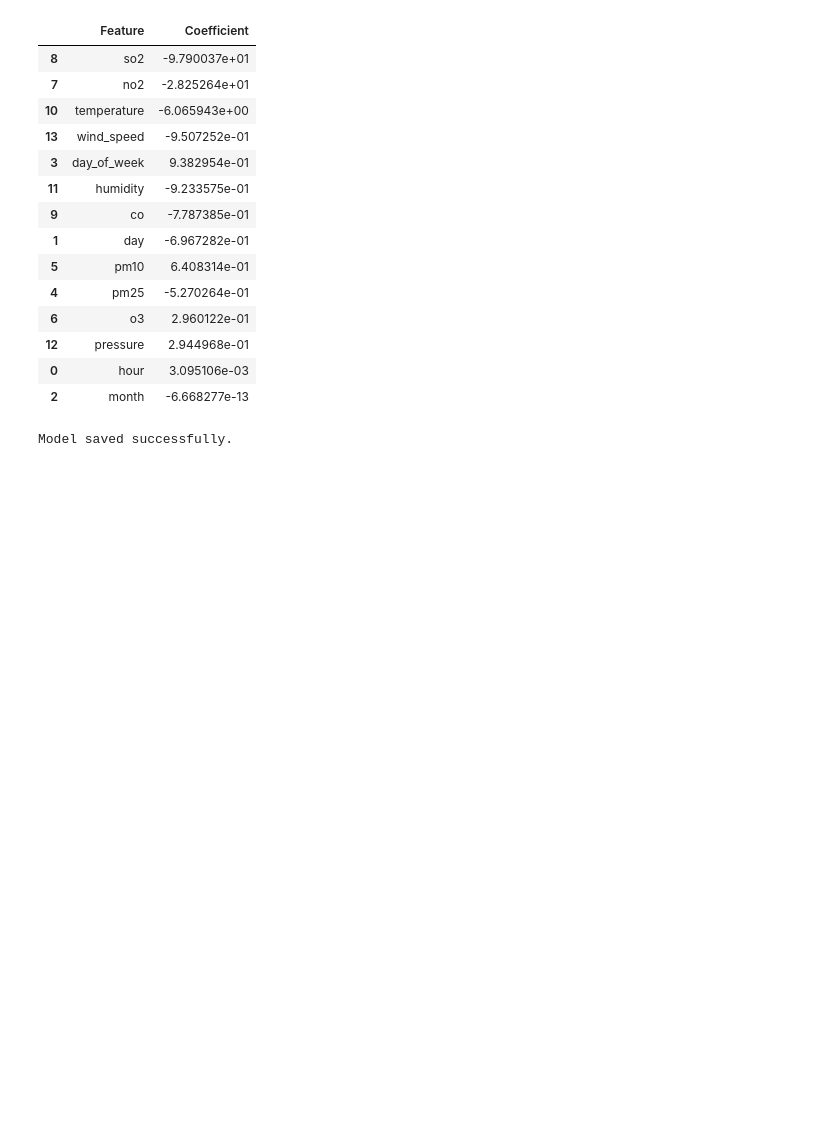
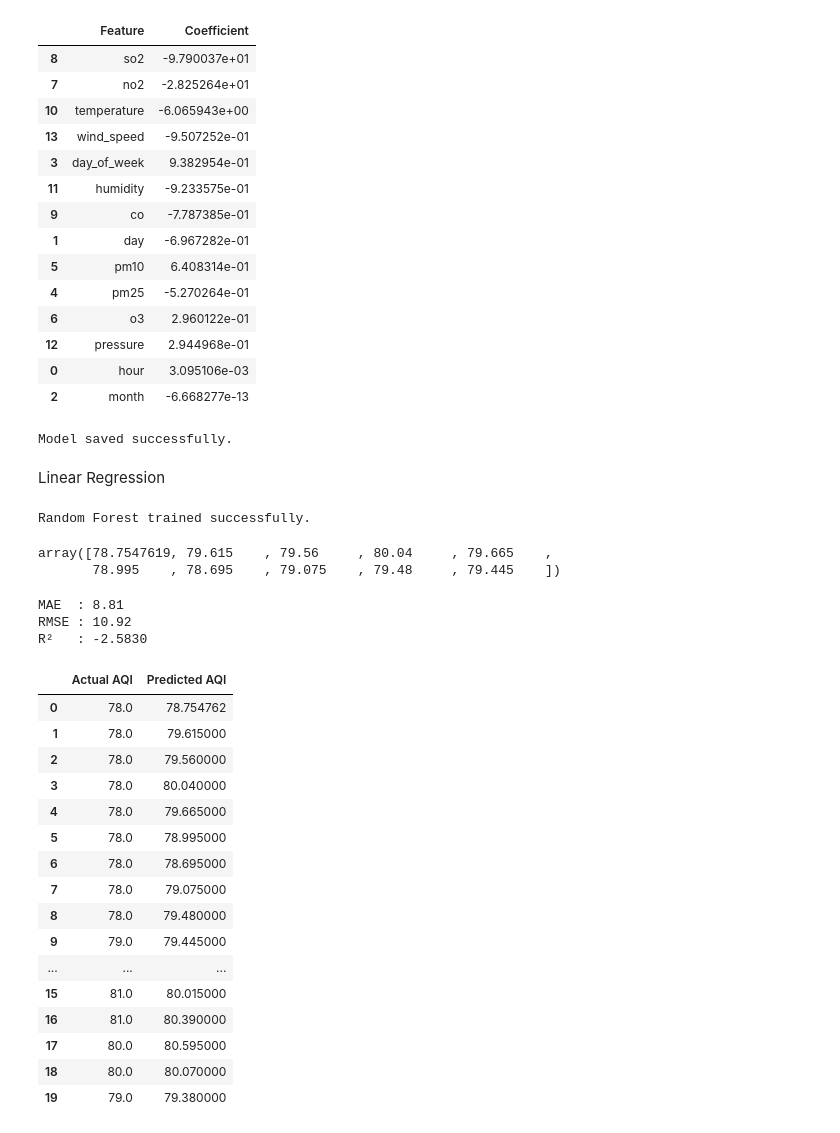
Before and after one commit to githubSubhanKhan/Air-Quality-Index-Predictor, a Jupyter notebook: app/notebooks/train_data.ipynb, the cells around one changed output. Saved outputs shown, nothing was run; the diff lists cells and outputs as text; code cells hidden in the pictures; blank space fills up the shorter version.

Commit message:
train random forest

```diff
--- a/app/notebooks/train_data.ipynb
+++ b/app/notebooks/train_data.ipynb
@@ -265,3 +265,5 @@ joblib.dump(model, "../models/linear_regression.pkl")
 print("Model saved successfully.")
 # %% [output]
 Model saved successfully.
+# %% [markdown]
+Linear Regression
@@ -267,0 +272,59 @@ Model saved successfully.
+# %%
+rf_model = RandomForestRegressor(
+    n_estimators=200,
+    max_depth=15,
+    random_state=42,
+    n_jobs=-1,
+)
+
+rf_model.fit(X_train, y_train)
+
+print("Random Forest trained successfully.")
+# %% [output]
+Random Forest trained successfully.
+# %%
+rf_predictions = rf_model.predict(X_test)
+
+rf_predictions[:10]
+# %% [output]
+array([78.7547619, 79.615    , 79.56     , 80.04     , 79.665    ,
+       78.995    , 78.695    , 79.075    , 79.48     , 79.445    ])
+# %%
+rf_mae = mean_absolute_error(y_test, rf_predictions)
+
+rf_rmse = np.sqrt(mean_squared_error(y_test, rf_predictions))
+
+rf_r2 = r2_score(y_test, rf_predictions)
+
+print(f"MAE  : {rf_mae:.2f}")
+print(f"RMSE : {rf_rmse:.2f}")
+print(f"R²   : {rf_r2:.4f}")
+# %% [output]
+MAE  : 8.81
+RMSE : 10.92
+R²   : -2.5830
+# %%
+rf_results = pd.DataFrame({
+    "Actual AQI": y_test.values,
+    "Predicted AQI": rf_predictions
+})
+
+rf_results.head(20)
+# %% [output]
+|  | Actual AQI | Predicted AQI |
+| 0 | 78.0 | 78.754762 |
+| 1 | 78.0 | 79.615000 |
+| 2 | 78.0 | 79.560000 |
+| 3 | 78.0 | 80.040000 |
+| 4 | 78.0 | 79.665000 |
+| 5 | 78.0 | 78.995000 |
+| 6 | 78.0 | 78.695000 |
+| 7 | 78.0 | 79.075000 |
+| 8 | 78.0 | 79.480000 |
+| 9 | 79.0 | 79.445000 |
+| ... | ... | ... |
+| 15 | 81.0 | 80.015000 |
+| 16 | 81.0 | 80.390000 |
+| 17 | 80.0 | 80.595000 |
+| 18 | 80.0 | 80.070000 |
+| 19 | 79.0 | 79.380000 |
```
Also changed, not shown: parts of 5 cells of this notebook.
